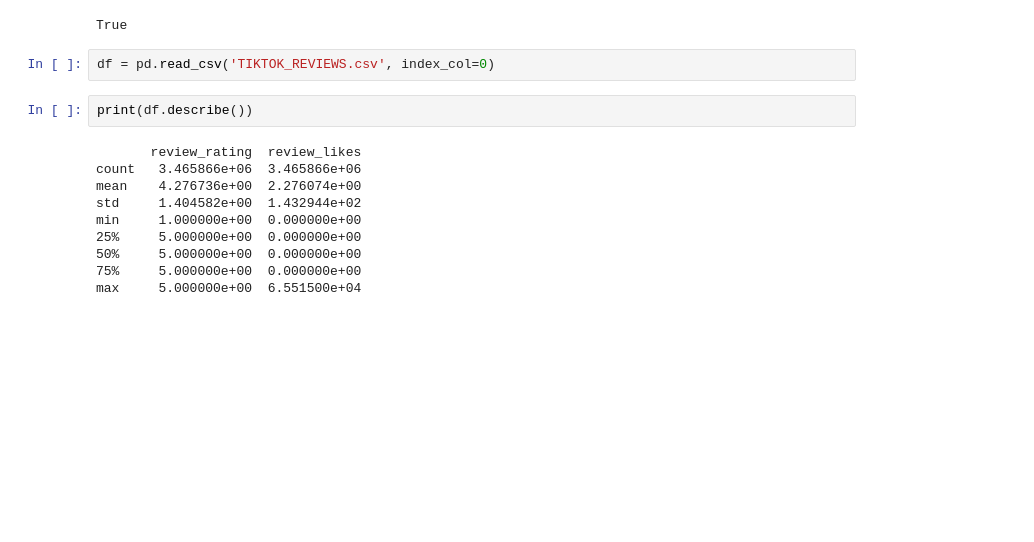
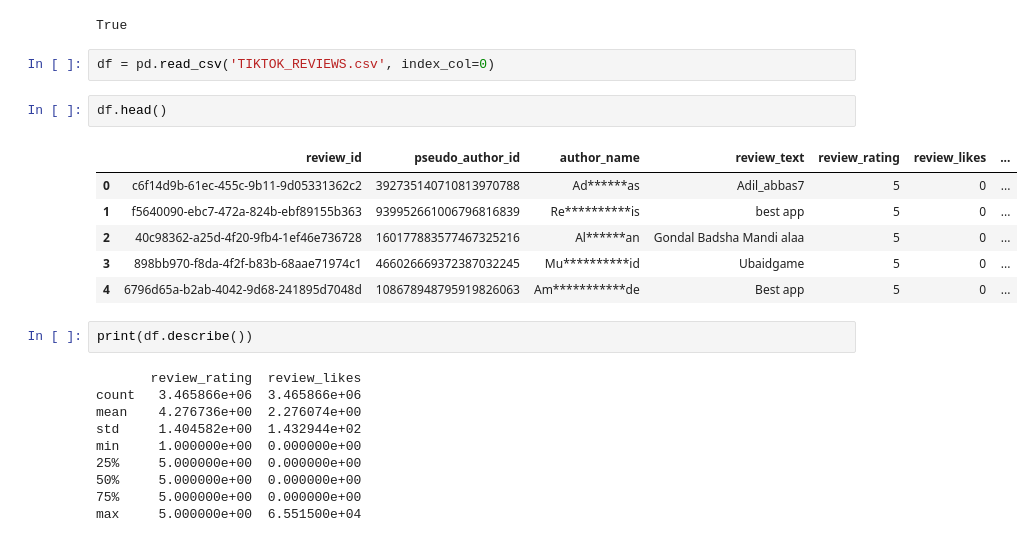
Before and after one commit to bbell1988/tiktok_reviews, a Jupyter notebook: eda.ipynb, the cells around one changed output. Saved outputs shown, nothing was run; the diff lists cells and outputs as text; blank space fills up the shorter version.

```diff
--- a/tiktok_reviews.ipynb
+++ b/eda.ipynb
@@ -15,6 +15,15 @@ nltk.download('stopwords')
 True
 # %%
 df = pd.read_csv('TIKTOK_REVIEWS.csv', index_col=0)
+# %%
+df.head()
+# %% [output]
+|  | review_id | pseudo_author_id | author_name | review_text | review_rating | review_likes | ... |
+| 0 | c6f14d9b-61ec-455c-9b11-9d05331362c2 | 392735140710813970788 | Ad******as | Adil_abbas7 | 5 | 0 | ... |
+| 1 | f5640090-ebc7-472a-824b-ebf89155b363 | 939952661006796816839 | Re**********is | best app | 5 | 0 | ... |
+| 2 | 40c98362-a25d-4f20-9fb4-1ef46e736728 | 160177883577467325216 | Al******an | Gondal Badsha Mandi alaa | 5 | 0 | ... |
+| 3 | 898bb970-f8da-4f2f-b83b-68aae71974c1 | 466026669372387032245 | Mu**********id | Ubaidgame | 5 | 0 | ... |
+| 4 | 6796d65a-b2ab-4042-9d68-241895d7048d | 108678948795919826063 | Am***********de | Best app | 5 | 0 | ... |
 # %%
 print(df.describe())
 # %% [output]
```
Also changed, not shown: 1 other file.
